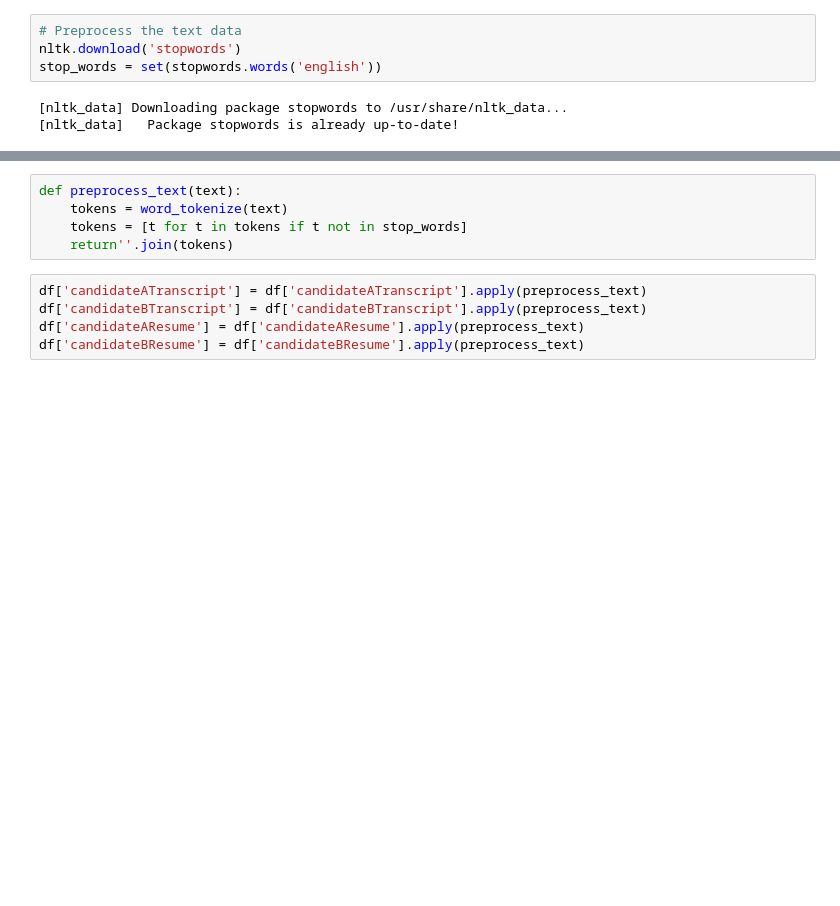
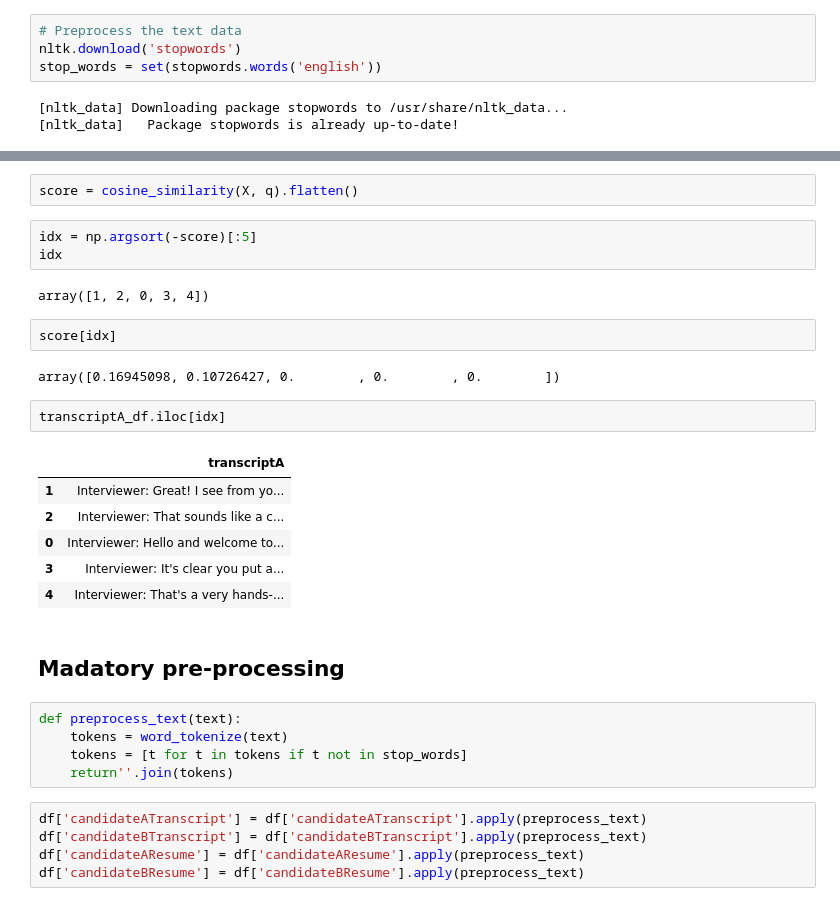
Before and after one commit to MekongDelta-mind/mercor, a Jupyter notebook: candidate_interview/mercor-interview-selection.ipynb, the cells around one changed output, grey strips where cells are left out. Cells and saved outputs as stored; diff of their text form; blank space fills up the shorter version.

```diff
--- a/candidate_interview/mercor-interview-selection.ipynb
+++ b/candidate_interview/mercor-interview-selection.ipynb
@@ -118,3 +425,25 @@ stop_words = set(stopwords.words('english'))
+# %%
+score = cosine_similarity(X, q).flatten()
+# %%
+idx = np.argsort(-score)[:5]
+idx
+# %% [output]
+array([1, 2, 0, 3, 4])
+# %%
+score[idx]
+# %% [output]
+array([0.16945098, 0.10726427, 0.        , 0.        , 0.        ])
+# %%
+transcriptA_df.iloc[idx]
+# %% [output]
+|  | transcriptA |
+| 1 | Interviewer: Great! I see from yo... |
+| 2 | Interviewer: That sounds like a c... |
+| 0 | Interviewer: Hello and welcome to... |
+| 3 | Interviewer: It's clear you put a... |
+| 4 | Interviewer: That's a very hands-... |
+# %% [markdown]
+## Madatory pre-processing
 # %%
 def preprocess_text(text):
     tokens = word_tokenize(text)
```
Also changed, not shown: parts of 46 cells of this notebook.
